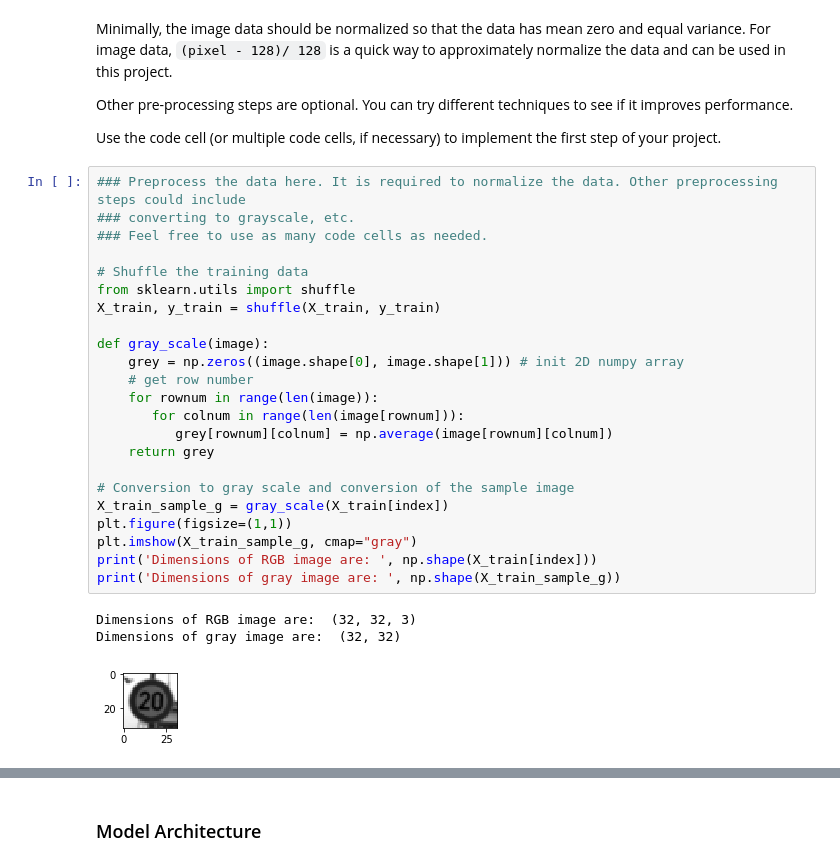
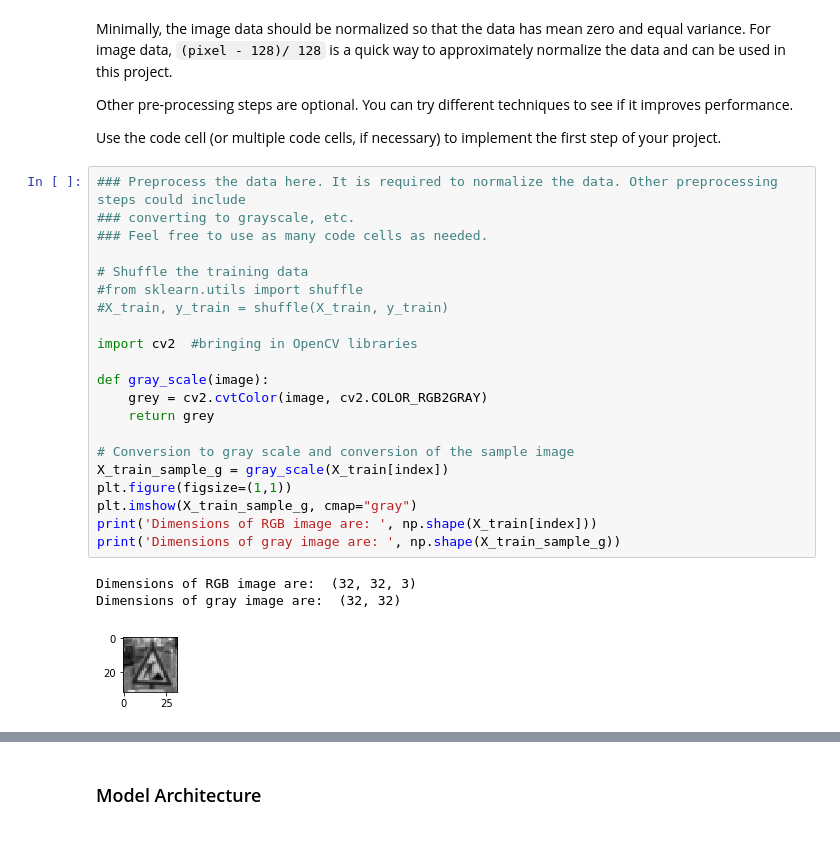
Before and after one commit to Conciliabulle/Traffic_Sign_Classifier, a Jupyter notebook: Traffic_Sign_Classifier.ipynb, the cells around one changed output, grey strips where cells are left out. Drawn from its saved outputs; the diff is of its cells as text.

```diff
--- a/Traffic_Sign_Classifier.ipynb
+++ b/Traffic_Sign_Classifier.ipynb
@@ -164,27 +152,25 @@ Use the code cell (or multiple code cells, if necessary) to implement the first
 # %%
 ### Preprocess the data here. It is required to normalize the data. Other preprocessing steps could include
 ### converting to grayscale, etc.
 ### Feel free to use as many code cells as needed.
 
 # Shuffle the training data
-from sklearn.utils import shuffle
-X_train, y_train = shuffle(X_train, y_train)
+#from sklearn.utils import shuffle
+#X_train, y_train = shuffle(X_train, y_train)
+
+import cv2  #bringing in OpenCV libraries
 
 def gray_scale(image):
-    grey = np.zeros((image.shape[0], image.shape[1])) # init 2D numpy array
-    # get row number
-    for rownum in range(len(image)):
-       for colnum in range(len(image[rownum])):
-          grey[rownum][colnum] = np.average(image[rownum][colnum])
+    grey = cv2.cvtColor(image, cv2.COLOR_RGB2GRAY)
     return grey
 
 # Conversion to gray scale and conversion of the sample image
 X_train_sample_g = gray_scale(X_train[index])
 plt.figure(figsize=(1,1))
 plt.imshow(X_train_sample_g, cmap="gray")
 print('Dimensions of RGB image are: ', np.shape(X_train[index]))
 print('Dimensions of gray image are: ', np.shape(X_train_sample_g))
 # %% [output]
 Dimensions of RGB image are:  (32, 32, 3)
 Dimensions of gray image are:  (32, 32)
-[figure, old version]
+[figure, new version]
```
Also changed, not shown: parts of 9 cells of this notebook.
